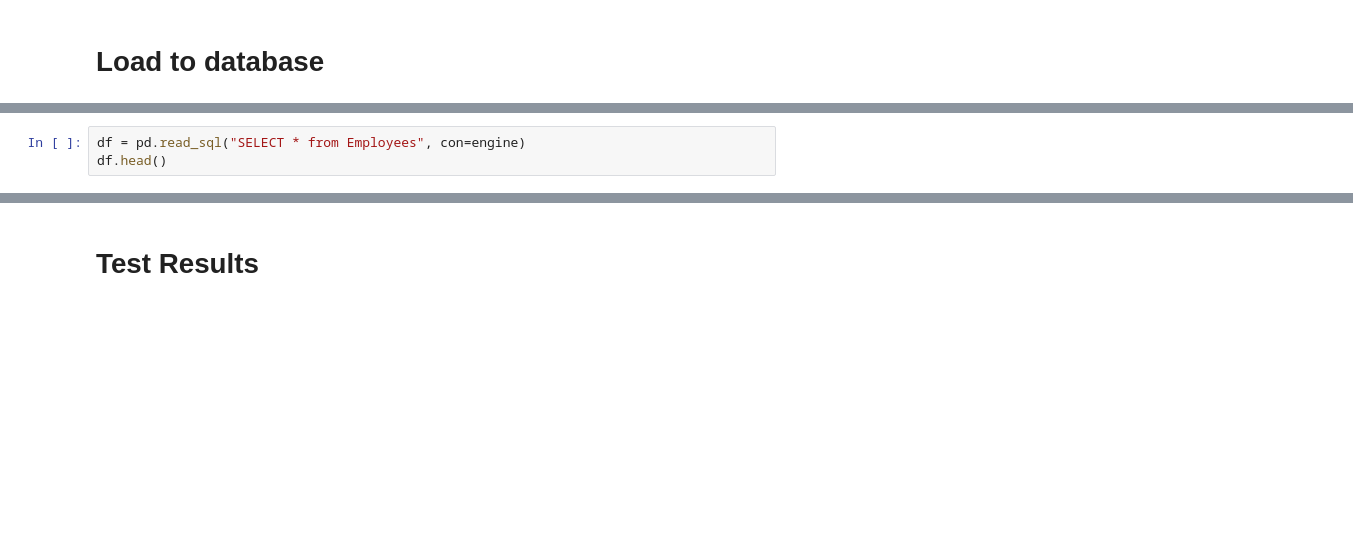
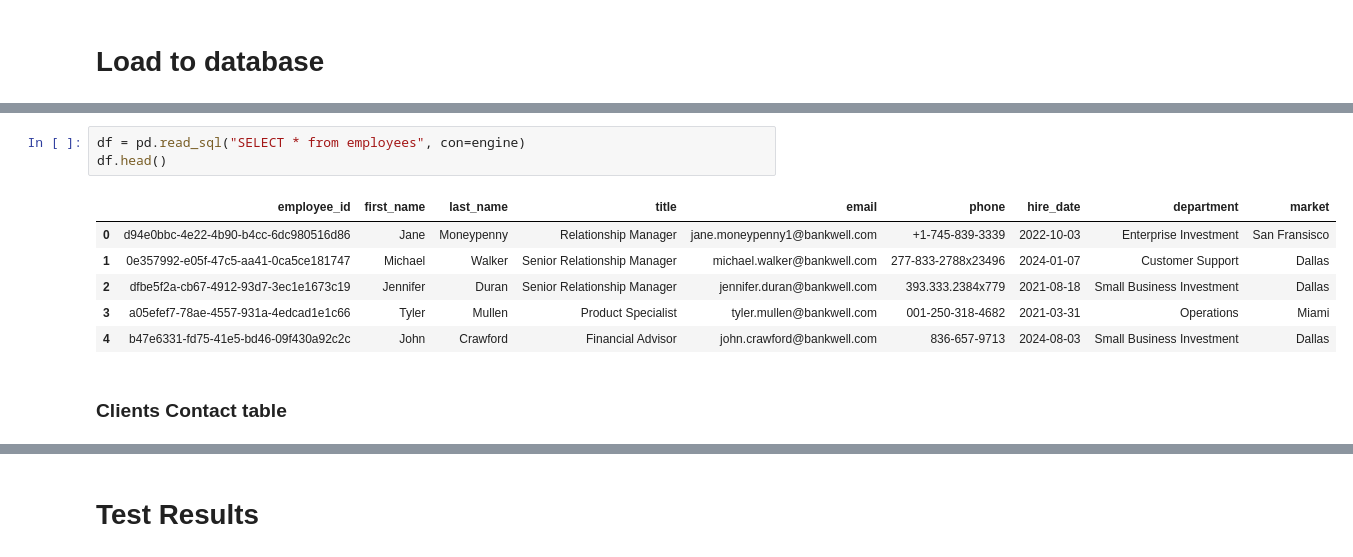
Before and after one commit to ConvoAI-Capstone-SpSu2025/currensee, a Jupyter notebook: notebooks/data_loading/load_crm_to_cloud.ipynb, the cells around one changed output, grey strips where cells are left out. Drawn from its saved outputs; the diff is of its cells as text; blank space fills up the shorter version.

```diff
--- a/notebooks/data_loading/load_crm_to_cloud.ipynb
+++ b/notebooks/data_loading/load_crm_to_cloud.ipynb
@@ -348,5 +402,14 @@ employees_df.to_sql('employees', engine, if_exists='replace', index=False)
 # %%
-df = pd.read_sql("SELECT * from Employees", con=engine)
+df = pd.read_sql("SELECT * from employees", con=engine)
 df.head()
+# %% [output]
+|  | employee_id | first_name | last_name | title | email | phone | hire_date | department | market |
+| 0 | d94e0bbc-4e22-4b90-b4cc-6dc980516d86 | Jane | Moneypenny | Relationship Manager | jane.moneypenny1@bankwell.com | +1-745-839-3339 | 2022-10-03 | Enterprise Investment | San Fransisco |
+| 1 | 0e357992-e05f-47c5-aa41-0ca5ce181747 | Michael | Walker | Senior Relationship Manager | michael.walker@bankwell.com | 277-833-2788x23496 | 2024-01-07 | Customer Support | Dallas |
+| 2 | dfbe5f2a-cb67-4912-93d7-3ec1e1673c19 | Jennifer | Duran | Senior Relationship Manager | jennifer.duran@bankwell.com | 393.333.2384x779 | 2021-08-18 | Small Business Investment | Dallas |
+| 3 | a05efef7-78ae-4557-931a-4edcad1e1c66 | Tyler | Mullen | Product Specialist | tyler.mullen@bankwell.com | 001-250-318-4682 | 2021-03-31 | Operations | Miami |
+| 4 | b47e6331-fd75-41e5-bd46-09f430a92c2c | John | Crawford | Financial Advisor | john.crawford@bankwell.com | 836-657-9713 | 2024-08-03 | Small Business Investment | Dallas |
+# %% [markdown]
+### Clients Contact table
 # %%
 accounts_df.head()
```
Also changed, not shown: parts of 26 cells of this notebook, 1 other file.
